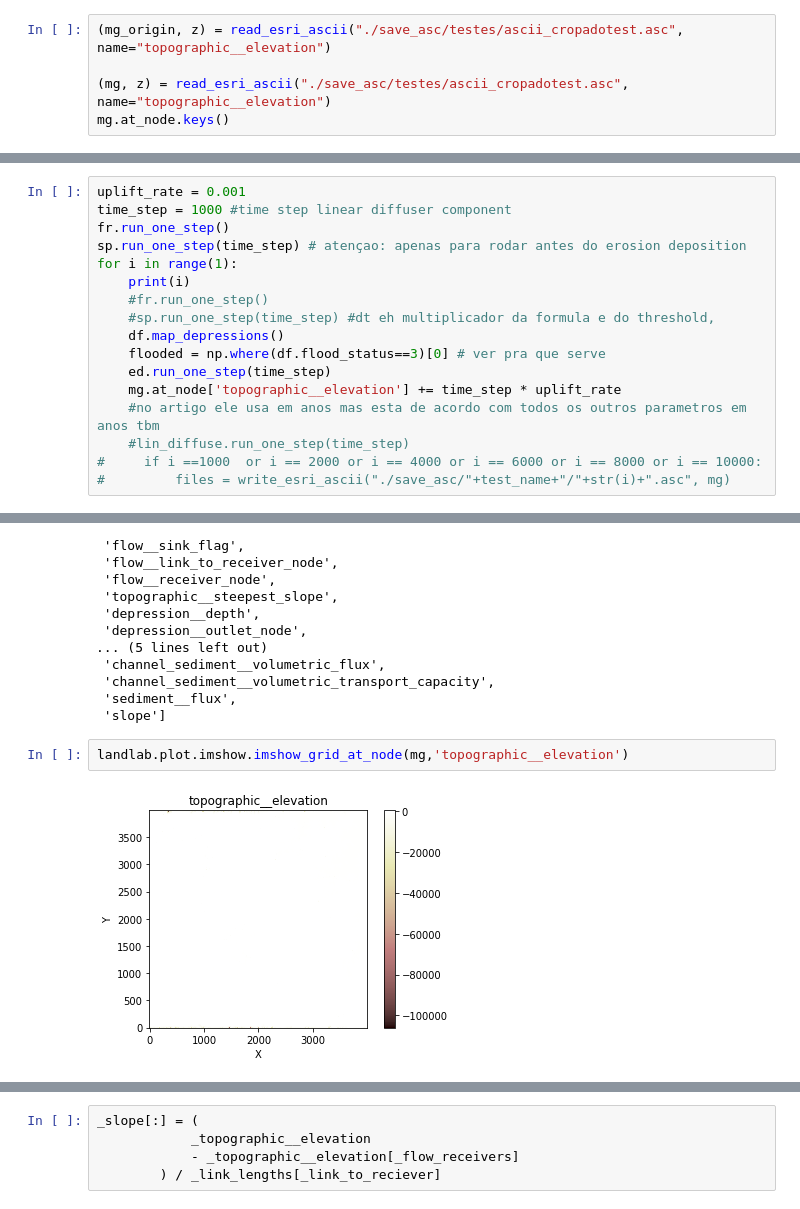
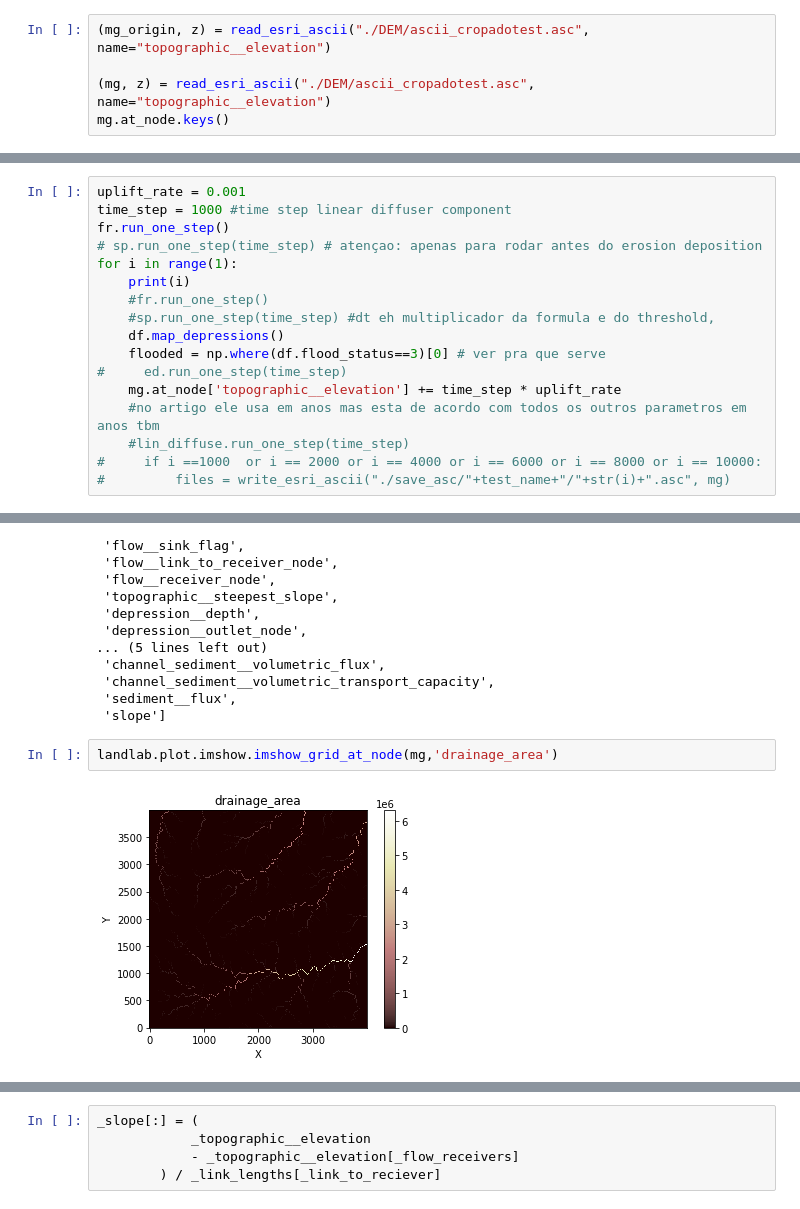
Before and after one commit to alanoMartins/LandLab_Explore, a Jupyter notebook: Fast Scape Eroder.ipynb, the cells around one changed output, grey strips where cells are left out. Cells and saved outputs as stored; diff of their text form.

```diff
--- a/Fast Scape Eroder.ipynb
+++ b/Fast Scape Eroder.ipynb
@@ -23,9 +23,9 @@ def create_folder(name):
 # %% [markdown]
 ## import DEM
 # %%
-(mg_origin, z) = read_esri_ascii("./save_asc/testes/ascii_cropadotest.asc", name="topographic__elevation")
+(mg_origin, z) = read_esri_ascii("./DEM/ascii_cropadotest.asc", name="topographic__elevation")
 
-(mg, z) = read_esri_ascii("./save_asc/testes/ascii_cropadotest.asc", name="topographic__elevation")
+(mg, z) = read_esri_ascii("./DEM/ascii_cropadotest.asc", name="topographic__elevation")
 mg.at_node.keys()
 # %% [output]
 ['topographic__elevation']
@@ -110,14 +129,14 @@ create_folder(test_name)
 uplift_rate = 0.001
 time_step = 1000 #time step linear diffuser component
 fr.run_one_step()
-sp.run_one_step(time_step) # atençao: apenas para rodar antes do erosion deposition
+# sp.run_one_step(time_step) # atençao: apenas para rodar antes do erosion deposition
 for i in range(1):
     print(i)
     #fr.run_one_step()
     #sp.run_one_step(time_step) #dt eh multiplicador da formula e do threshold,
     df.map_depressions()
     flooded = np.where(df.flood_status==3)[0] # ver pra que serve
-    ed.run_one_step(time_step)
+#     ed.run_one_step(time_step)
     mg.at_node['topographic__elevation'] += time_step * uplift_rate
     #no artigo ele usa em anos mas esta de acordo com todos os outros parametros em anos tbm
     #lin_diffuse.run_one_step(time_step)
@@ -146,6 +165,6 @@ mg.at_node.keys()
  'sediment__flux',
  'slope']
 # %%
-landlab.plot.imshow.imshow_grid_at_node(mg,'topographic__elevation')
+landlab.plot.imshow.imshow_grid_at_node(mg,'drainage_area')
 # %% [output]
-[figure, old version]
+[figure, new version]
```
Also changed, not shown: parts of 10 cells of this notebook, 2 other files.
